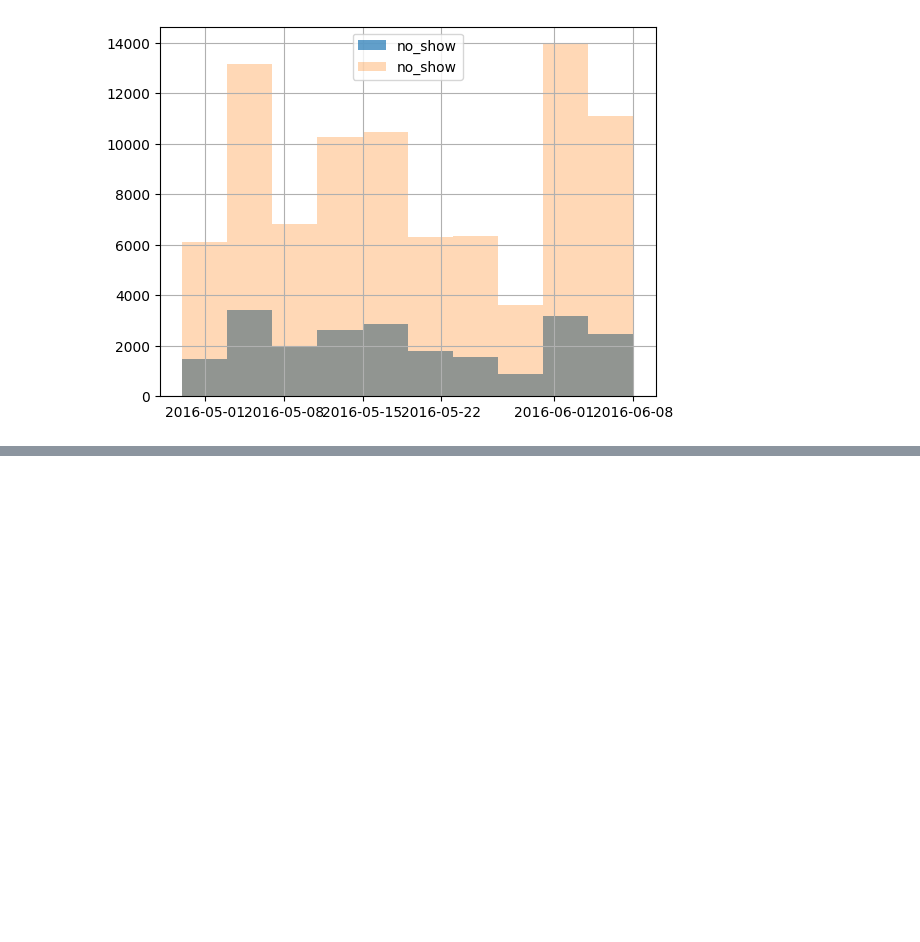
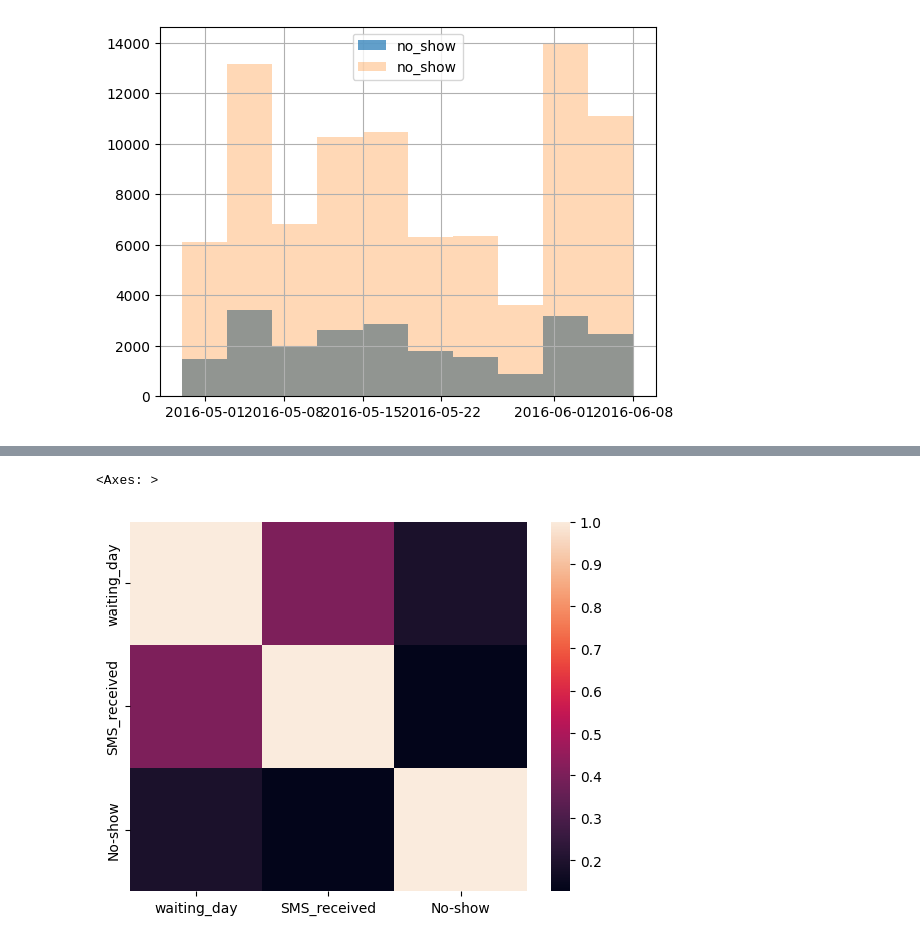
Before and after one commit to biiiing-lab/2024_Data_Analysis_Boot_Camp, a Jupyter notebook: CH08_hospital_No_Show/hospital_no_show.ipynb, the cells around one changed output, grey strips where cells are left out. Cells and saved outputs as stored; diff of their text form; code cells hidden in the pictures; blank space fills up the shorter version.

```diff
--- a/CH08_hospital_No_Show/hospital_no_show.ipynb
+++ b/CH08_hospital_No_Show/hospital_no_show.ipynb
@@ -230,0 +255,7 @@ plt.legend()
+# %%
+# 상관관계 파악
+temp = df[['waiting_day', 'SMS_received', 'No-show']].corr()
+sns.heatmap(temp)
+# %% [output]
+<Axes: >
+[figure, added]
```
Also changed, not shown: parts of 7 cells of this notebook, 3 other files.
